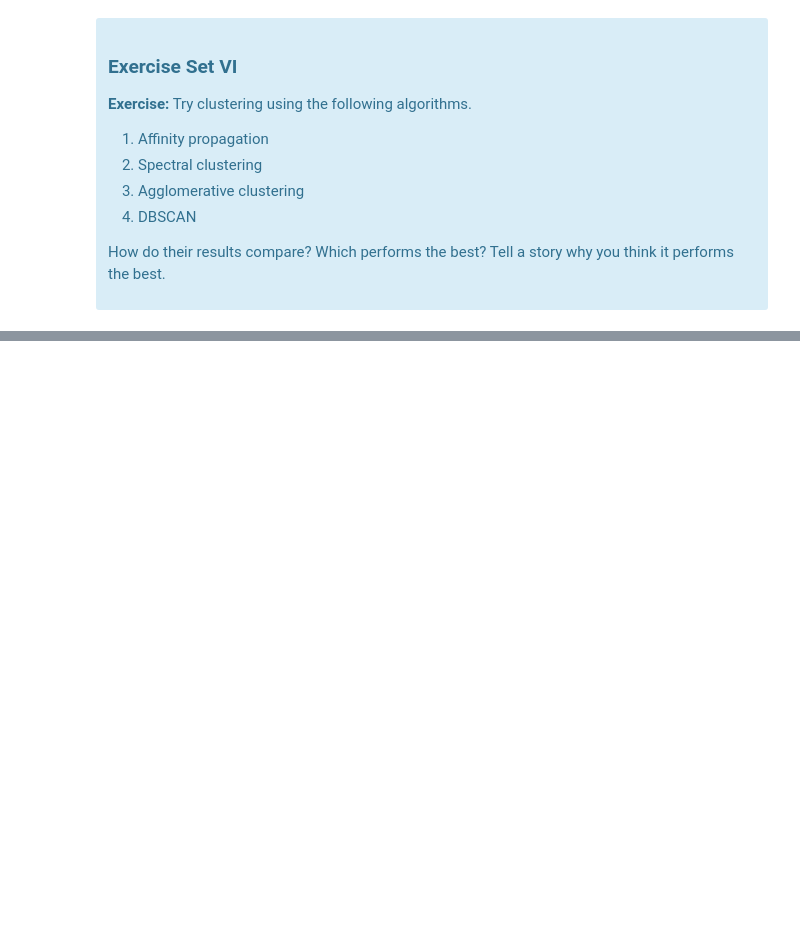
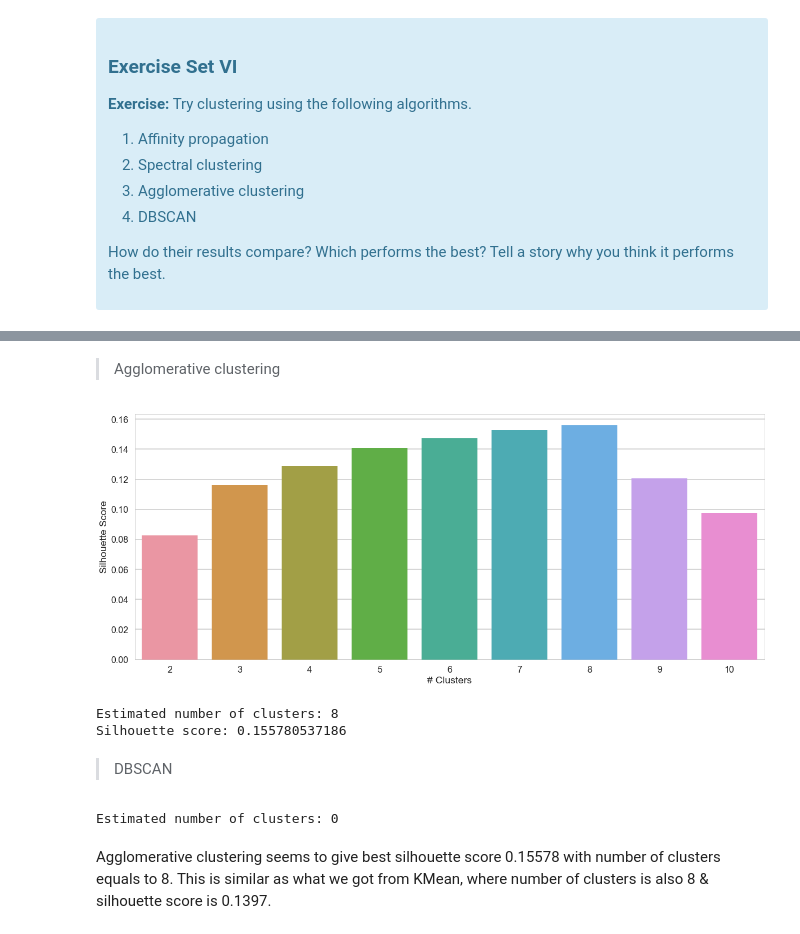
Before and after one commit to nicolechao/springboard-data-science, a Jupyter notebook: Mini Projects and Exercises/Clustering Customer Segmentation/Mini_Project_Clustering.ipynb, the cells around one changed output, grey strips where cells are left out. Saved outputs shown, nothing was run; the diff lists cells and outputs as text; code cells hidden in the pictures; blank space fills up the shorter version.

```diff
--- a/Mini Projects and Exercises/Clustering Customer Segmentation/Mini_Project_Clustering.ipynb
+++ b/Mini Projects and Exercises/Clustering Customer Segmentation/Mini_Project_Clustering.ipynb
@@ -533,0 +575,50 @@ Source: http://scikit-learn.org/stable/modules/clustering.html
+# %% [markdown]
+> Agglomerative clustering
+# %%
+from sklearn.cluster import AgglomerativeClustering
+
+silhouette_avgs = []
+
+for k in ks:
+    ac = AgglomerativeClustering(n_clusters = k)
+    labels = ac.fit_predict(x_cols)
+    silhouette_avgs.append(silhouette_score(x_cols, labels))
+
+fig, ax = plt.subplots(figsize = (20,8))
+sns.barplot(x = ks, y = silhouette_avgs, ax = ax)
+plt.xlabel('# Clusters')
+plt.ylabel('Silhouette Score')
+plt.show()
+
+n_clusters = ks[silhouette_avgs.index(max(silhouette_avgs))]
+ac = AgglomerativeClustering(n_clusters = n_clusters)
+labels = ac.fit_predict(x_cols)
+
+print('Estimated number of clusters: %d' % n_clusters)
+print('Silhouette score:', silhouette_score(x_cols, labels))
+# %% [output]
+[figure, added]
+Estimated number of clusters: 8
+Silhouette score: 0.155780537186
+# %% [markdown]
+> DBSCAN
+# %%
+from sklearn.cluster import DBSCAN
+from sklearn.preprocessing import StandardScaler
+
+x_scaled = StandardScaler().fit_transform(x_cols)
+
+dbscan = DBSCAN()
+dbscan.fit(x_scaled)
+labels = dbscan.labels_
+n_clusters = len(set(labels)) - (1 if -1 in labels else 0)
+
+print('Estimated number of clusters: %d' % n_clusters)
+
+if n_clusters > 0:
+    print('silhouette score:', silhouette_score(x_scaled, labels))
+# %% [output]
+Estimated number of clusters: 0
+# %% [markdown]
+Agglomerative clustering seems to give best silhouette score 0.15578 with number of clusters equals to 8.
+This is similar as what we got from KMean, where number of clusters is also 8 & silhouette score is 0.1397.
```
Also changed, not shown: parts of 5 cells of this notebook.
